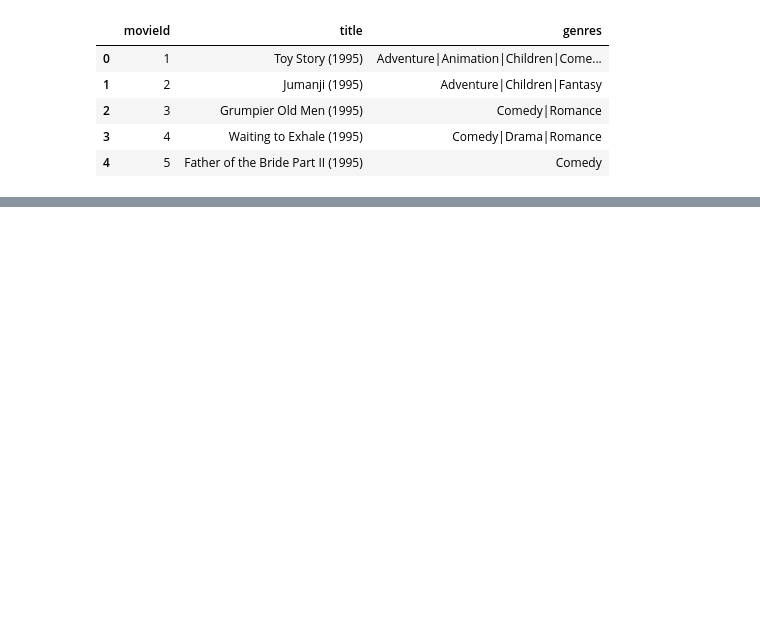
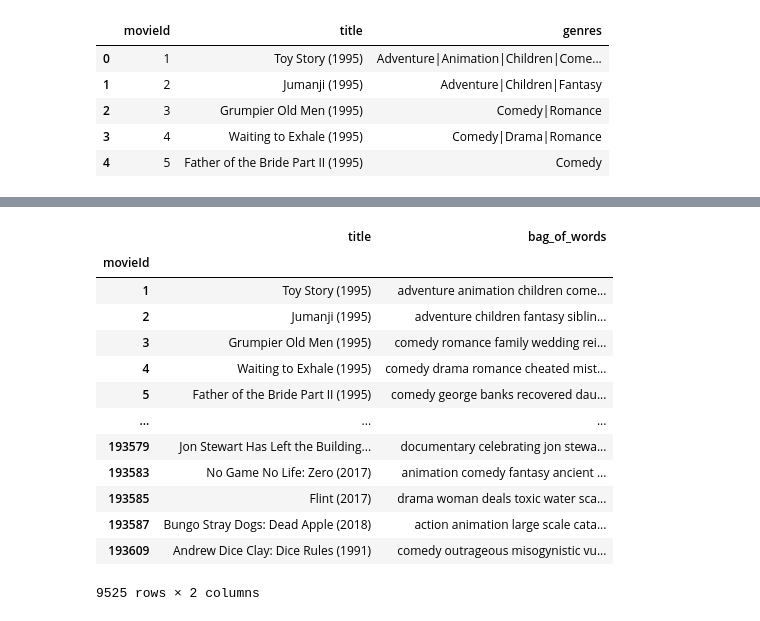
Before and after one commit to krysthianlessa/mata66-tcc, a Jupyter notebook: scripts/main_movielens.ipynb, the cells around one changed output, grey strips where cells are left out. Cells and saved outputs as stored; diff of their text form; code cells hidden in the pictures; blank space fills up the shorter version.

```diff
--- a/scripts/main_movielens.ipynb
+++ b/scripts/main_movielens.ipynb
@@ -383,0 +302,18 @@ movies_df[movies_df['movieId'] == 700]
+# %%
+user_not_interact = experiment_pos_processing[~experiment_pos_processing.index.isin(user_preferences.index)]
+user_not_interact
+# %% [output]
+|  | title | bag_of_words |
+| movieId |  |  |
+| 1 | Toy Story (1995) | adventure animation children come... |
+| 2 | Jumanji (1995) | adventure children fantasy siblin... |
+| 3 | Grumpier Old Men (1995) | comedy romance family wedding rei... |
+| 4 | Waiting to Exhale (1995) | comedy drama romance cheated mist... |
+| 5 | Father of the Bride Part II (1995) | comedy george banks recovered dau... |
+| ... | ... | ... |
+| 193579 | Jon Stewart Has Left the Building... | documentary celebrating jon stewa... |
+| 193583 | No Game No Life: Zero (2017) | animation comedy fantasy ancient ... |
+| 193585 | Flint (2017) | drama woman deals toxic water sca... |
+| 193587 | Bungo Stray Dogs: Dead Apple (2018) | action animation large scale cata... |
+| 193609 | Andrew Dice Clay: Dice Rules (1991) | comedy outrageous misogynistic vu... |
+9525 rows × 2 columns
```
Also changed, not shown: parts of 56 cells of this notebook, 2 other files.
